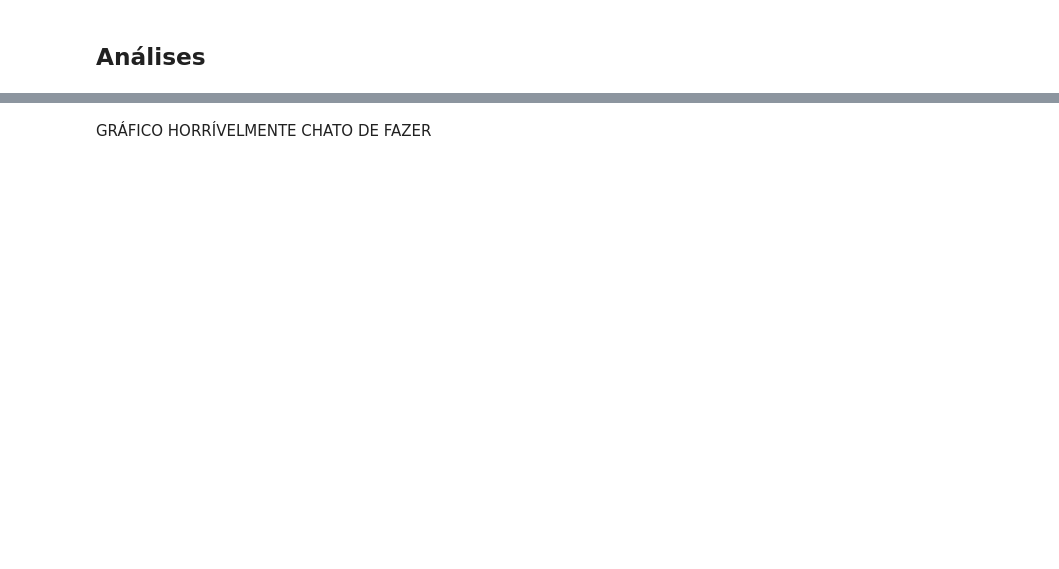
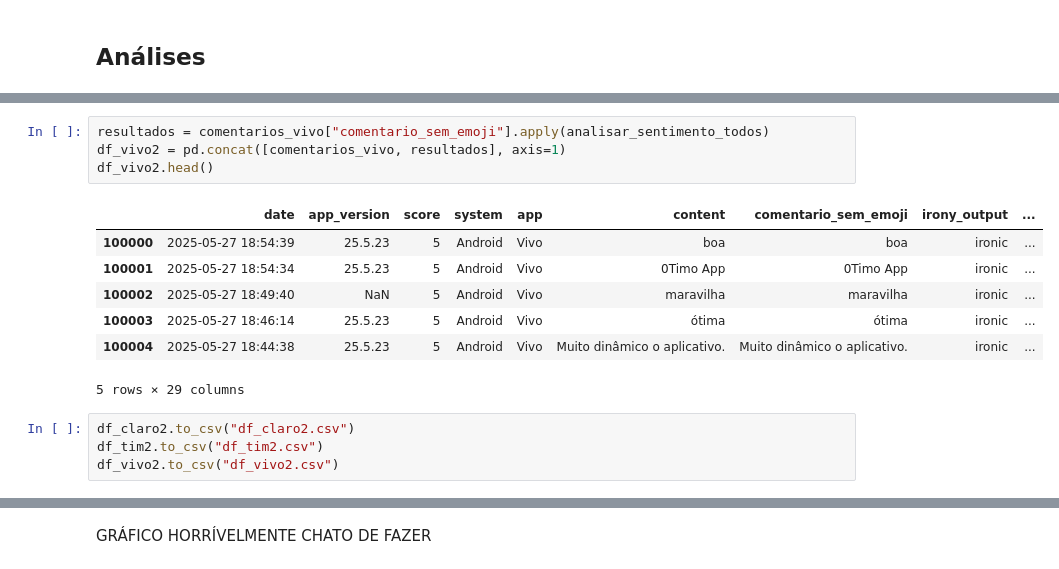
Before and after one commit to PedroReste/analises_e_insights, a Jupyter notebook: sentimentos_e_temas_de_comentarios_de_apps/notebook.ipynb, the cells around one changed output, grey strips where cells are left out. Saved outputs shown, nothing was run; the diff lists cells and outputs as text; blank space fills up the shorter version.

```diff
--- a/sentimentos_e_temas_de_comentarios_de_apps/notebook.ipynb
+++ b/sentimentos_e_temas_de_comentarios_de_apps/notebook.ipynb
@@ -197,0 +275,16 @@ df_resultado['emotion_output'].unique(), df_resultado['sentiment_output'].unique
+# %%
+resultados = comentarios_vivo["comentario_sem_emoji"].apply(analisar_sentimento_todos)
+df_vivo2 = pd.concat([comentarios_vivo, resultados], axis=1)
+df_vivo2.head()
+# %% [output]
+|  | date | app_version | score | system | app | content | comentario_sem_emoji | irony_output | ... |
+| 100000 | 2025-05-27 18:54:39 | 25.5.23 | 5 | Android | Vivo | boa | boa | ironic | ... |
+| 100001 | 2025-05-27 18:54:34 | 25.5.23 | 5 | Android | Vivo | 0Timo App | 0Timo App | ironic | ... |
+| 100002 | 2025-05-27 18:49:40 | NaN | 5 | Android | Vivo | maravilha | maravilha | ironic | ... |
+| 100003 | 2025-05-27 18:46:14 | 25.5.23 | 5 | Android | Vivo | ótima | ótima | ironic | ... |
+| 100004 | 2025-05-27 18:44:38 | 25.5.23 | 5 | Android | Vivo | Muito dinâmico o aplicativo. | Muito dinâmico o aplicativo. | ironic | ... |
+5 rows × 29 columns
+# %%
+df_claro2.to_csv("df_claro2.csv")
+df_tim2.to_csv("df_tim2.csv")
+df_vivo2.to_csv("df_vivo2.csv")
```
Also changed, not shown: parts of 21 cells of this notebook.
